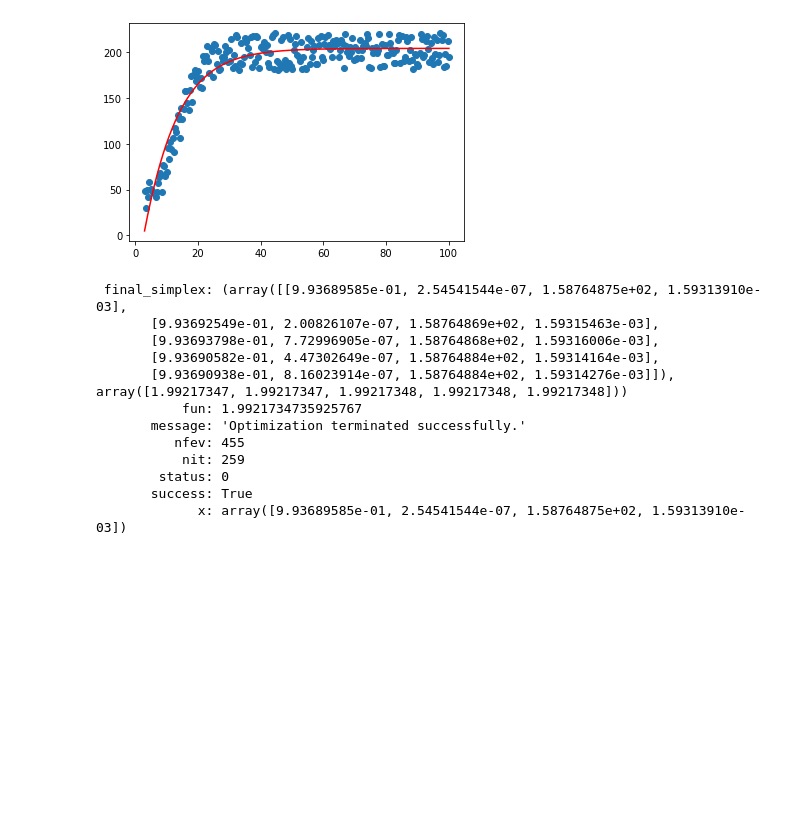
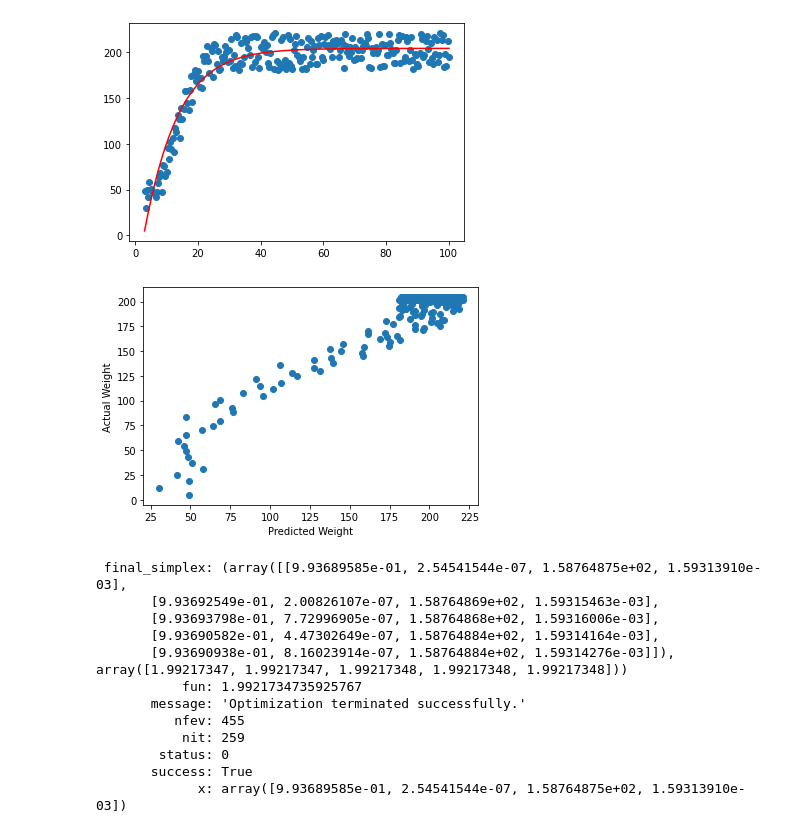
Before and after one commit to gsangiolo/590-GSS59, a Jupyter notebook: HW1.1/Homework1.ipynb, the cells around one changed output. Cells and saved outputs as stored; diff of their text form; code cells hidden in the pictures; blank space fills up the shorter version.

```diff
--- a/HW1.1/Homework1.ipynb
+++ b/HW1.1/Homework1.ipynb
@@ -137,6 +148,13 @@ plt.plot(x, y, '-r')
 plt.savefig('logistic_regression.png')
 # %% [output]
 [figure]
+# %%
+plt.scatter(data['y'], [log_f(i, params) for i in data['x']])
+plt.xlabel('Predicted Weight')
+plt.ylabel('Actual Weight')
+plt.savefig('parity_log_regression.png')
+# %% [output]
+[figure, added]
 # %%
 # For this, adjusting the starting parameters helps a lot when generating the sigmoid
 # For simplicity, the classifications are done at plot-time
```
Also changed, not shown: parts of 7 cells of this notebook, 8 other files.
